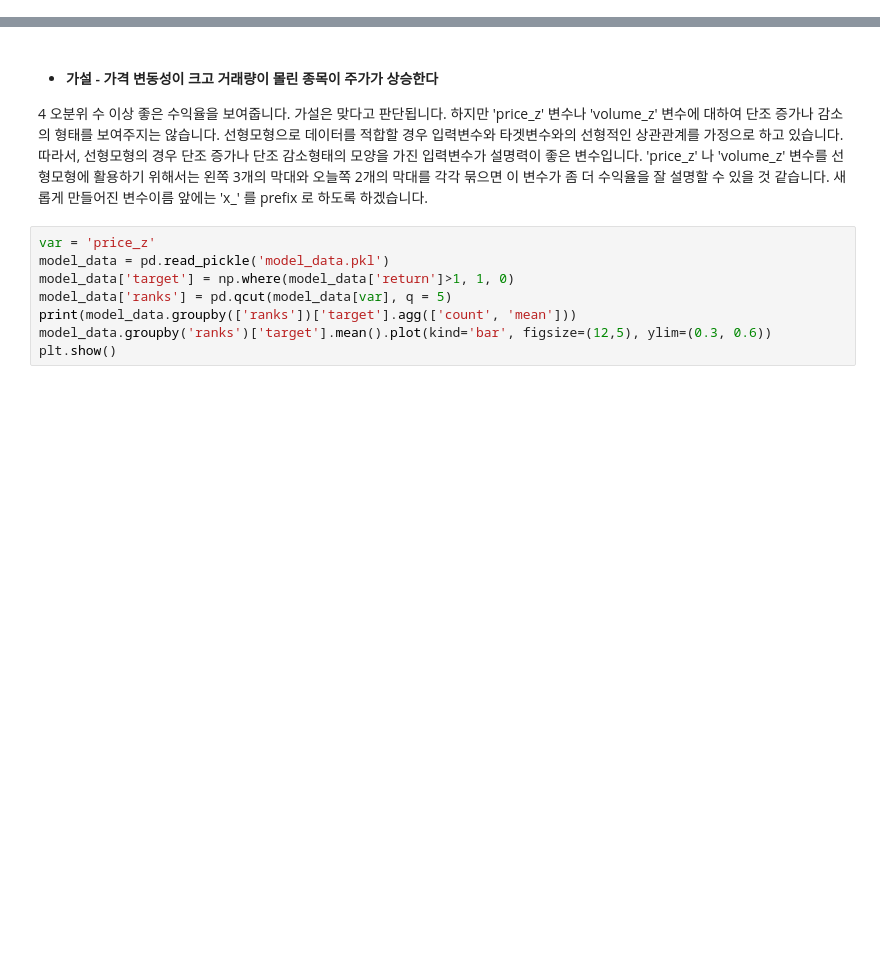
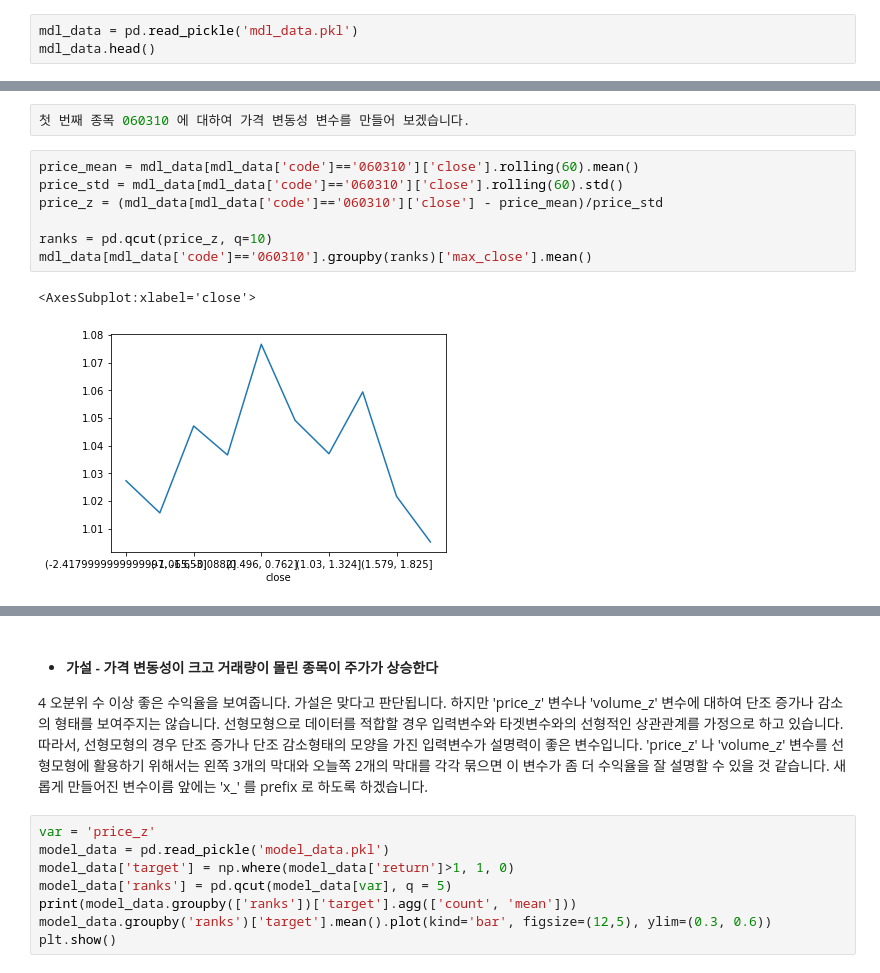
Before and after one commit to occam-KHS/Hanbit-Media, a Jupyter notebook: 4.4.7 Hypothesis 1.ipynb, the cells around one changed output, grey strips where cells are left out. Saved outputs shown, nothing was run; the diff lists cells and outputs as text; blank space fills up the shorter version.

```diff
--- a/4.4.7 Hypothesis 1.ipynb
+++ b/4.4.7 Hypothesis 1.ipynb
@@ -23,0 +11,3 @@ pd.options.display.float_format = '{:,.3f}'.format
+# %%
+mdl_data = pd.read_pickle('mdl_data.pkl')
+mdl_data.head()
@@ -23,0 +22,12 @@ pd.options.display.float_format = '{:,.3f}'.format
+# %%
+첫 번째 종목 060310 에 대하여 가격 변동성 변수를 만들어 보겠습니다.
+# %%
+price_mean = mdl_data[mdl_data['code']=='060310']['close'].rolling(60).mean()
+price_std = mdl_data[mdl_data['code']=='060310']['close'].rolling(60).std()
+price_z = (mdl_data[mdl_data['code']=='060310']['close'] - price_mean)/price_std
+
+ranks = pd.qcut(price_z, q=10)
+mdl_data[mdl_data['code']=='060310'].groupby(ranks)['max_close'].mean()
+# %% [output]
+<AxesSubplot:xlabel='close'>
+[figure, added]
```
Also changed, not shown: parts of 4 cells of this notebook.
